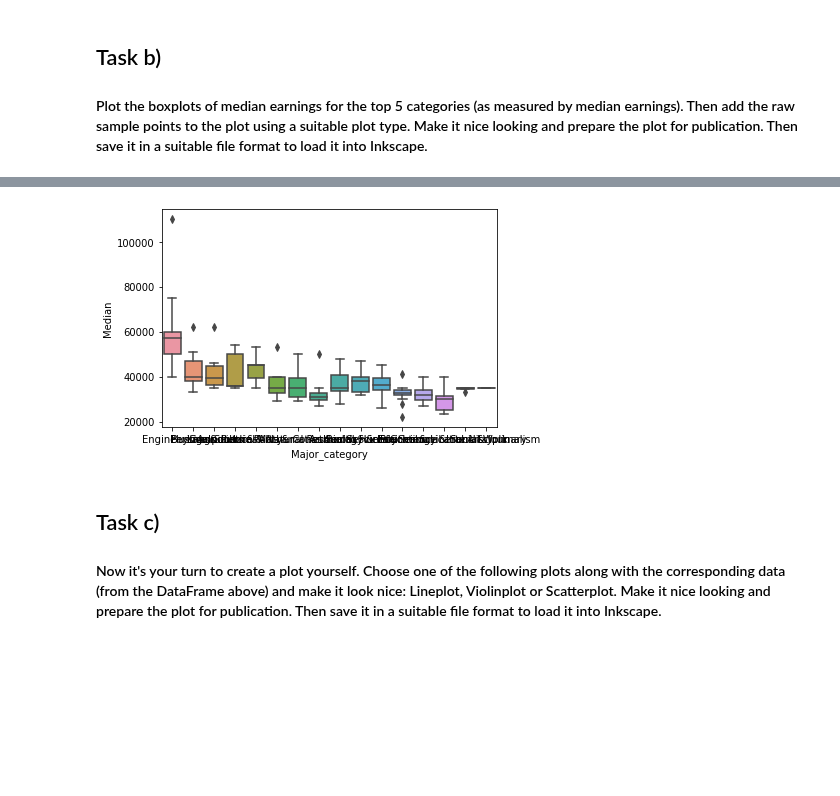
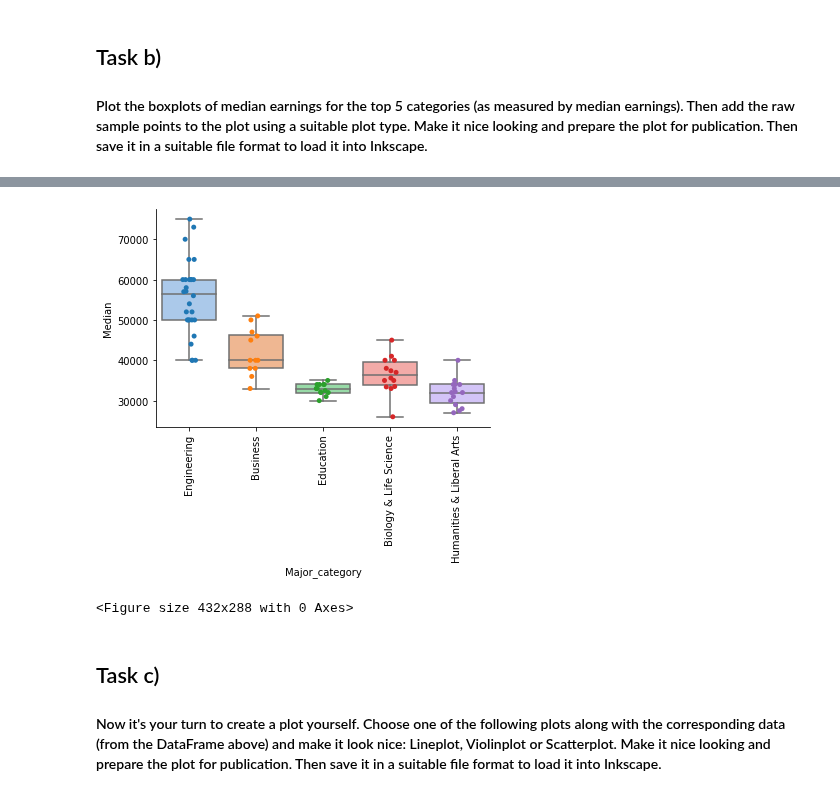
Before and after one commit to amr1235/DSS, a Jupyter notebook: exercise 3/Homework_4.ipynb, the cells around one changed output, grey strips where cells are left out. Saved outputs shown, nothing was run; the diff lists cells and outputs as text; code cells hidden in the pictures; blank space fills up the shorter version.

```diff
--- a/exercise 3/Homework_4.ipynb
+++ b/exercise 3/Homework_4.ipynb
@@ -68,7 +65,43 @@ plt.show()
 # %%
-ax = sns.boxplot(data=df, x='Major_category', y='Median')
+# after
+
+# get top 5 cats
+maj_df = df.groupby(['Major_category'])["Median"].sum()
+maj_df = maj_df.sort_values(ascending=False)
+top_majors = maj_df.iloc[0:5].keys().to_numpy()
+new_df = df[df["Major_category"].isin(top_majors)]
+frames = []
+
+# remove the outliers in each catogrey
+for maj in top_majors :
+    sub_df = new_df[new_df["Major_category"] == maj]
+    prop = sub_df["Median"].describe()
+    # Q3 + whis*(Q3 - Q1)
+    upper_limit = prop["75%"] + 1.5*(prop["75%"] - prop["25%"])
+    # Q1 - whis*(Q3 - Q1)
+    lower_limit = prop["25%"] - 1.5*(prop["75%"] - prop["25%"])
+    # Apply limits to DataFrame
+    sub_df = sub_df[(sub_df['Median'] <= upper_limit) & (sub_df['Median'] >= lower_limit)]
+    frames.append(sub_df)
+new_df = pd.concat(frames)
+
+
+ax = sns.boxplot(data=new_df, x='Major_category', y='Median',palette='pastel')
+
+#add row samples
+sns.stripplot(new_df, x='Major_category', y='Median',
+              size=5,
+              hue='Major_category',
+              legend=False)
+
+sns.despine()
+
+plt.xticks(rotation=90, ha='center')
+plt.show()
+plt.savefig('photos/Major_category.svg', bbox_inches='tight')
 # %% [output]
-[figure, old version]
+[figure, new version]
+<Figure size 432x288 with 0 Axes>
 # %% [markdown]
 ## Task c)
 #### Now it's your turn to create a plot yourself. Choose one of the following plots along with the corresponding data (from the DataFrame above) and make it look nice: Lineplot, Violinplot or Scatterplot. Make it nice looking and prepare the plot for publication. Then save it in a suitable file format to load it into Inkscape.
```
Also changed, not shown: parts of 3 cells of this notebook, 4 other files.
